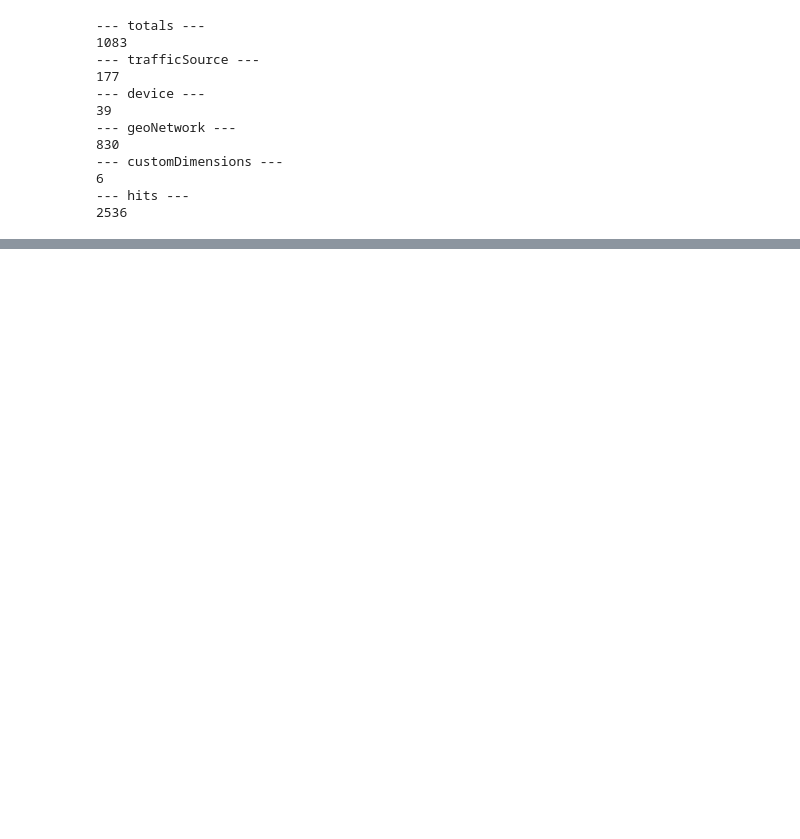
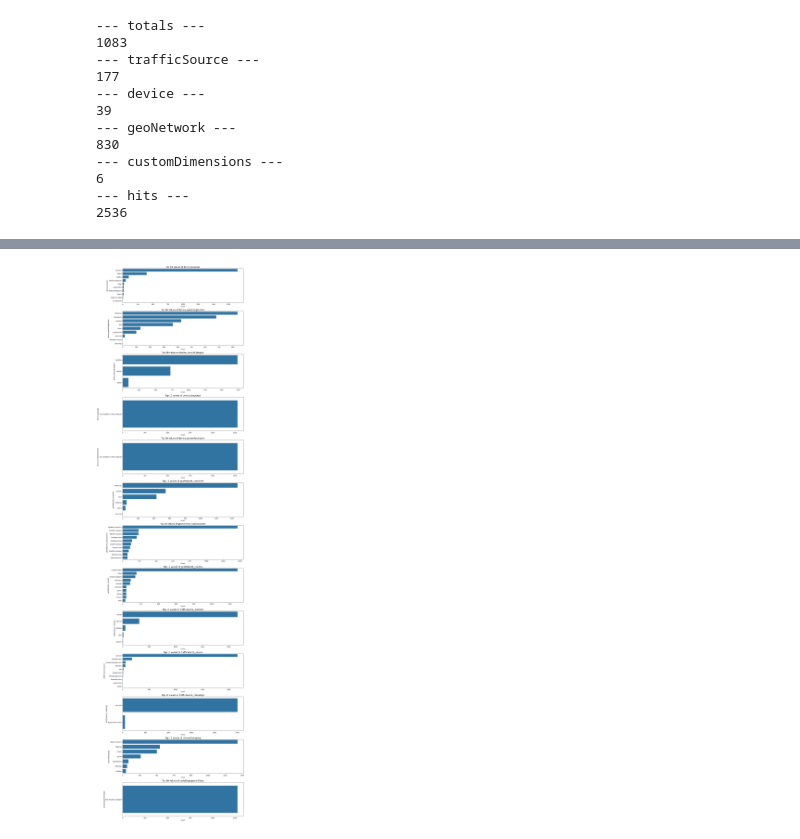
Before and after one commit to shivam199708/churn-Prediction-GCP, a Jupyter notebook: notebooks/EDA.ipynb, the cells around one changed output, grey strips where cells are left out. Cells and saved outputs as stored; diff of their text form; code cells hidden in the pictures; blank space fills up the shorter version.

```diff
--- a/notebooks/EDA.ipynb
+++ b/notebooks/EDA.ipynb
@@ -122,0 +128,10 @@ for col in cols:
+# %%
+totals_expanded = pd.json_normalize(df['totals_dict'])
+
+# Add prefix to avoid confusion
+totals_expanded = totals_expanded.add_prefix("totals_")
+
+# Merge back into original df
+df = df.join(totals_expanded)
+
+df.head()
@@ -122,0 +207,23 @@ for col in cols:
+# %%
+
+cat_cols = [
+    "device_browser", "device_operatingSystem", "device_deviceCategory",
+    "device_language", "device_screenResolution",
+    "geoNetwork_continent", "geoNetwork_subContinent", "geoNetwork_country",
+    "trafficSource_medium", "trafficSource_source", "trafficSource_campaign",
+    "channelGrouping", "socialEngagementType"
+]
+
+fig, axes = plt.subplots(len(cat_cols), 1, figsize=(14, 4 * len(cat_cols)))
+
+for i, col in enumerate(cat_cols):
+    top_vals = df[col].value_counts().head(10)  # top 10 categories only
+    sns.barplot(x=top_vals.values, y=top_vals.index, ax=axes[i])
+    axes[i].set_title(f"Top 10 values of {col}", fontsize=14)
+    axes[i].set_xlabel("Count")
+    axes[i].set_ylabel(col)
+
+plt.tight_layout()
+plt.show()
+# %% [output]
+[figure, added]
```
Also changed, not shown: parts of 13 cells of this notebook.
